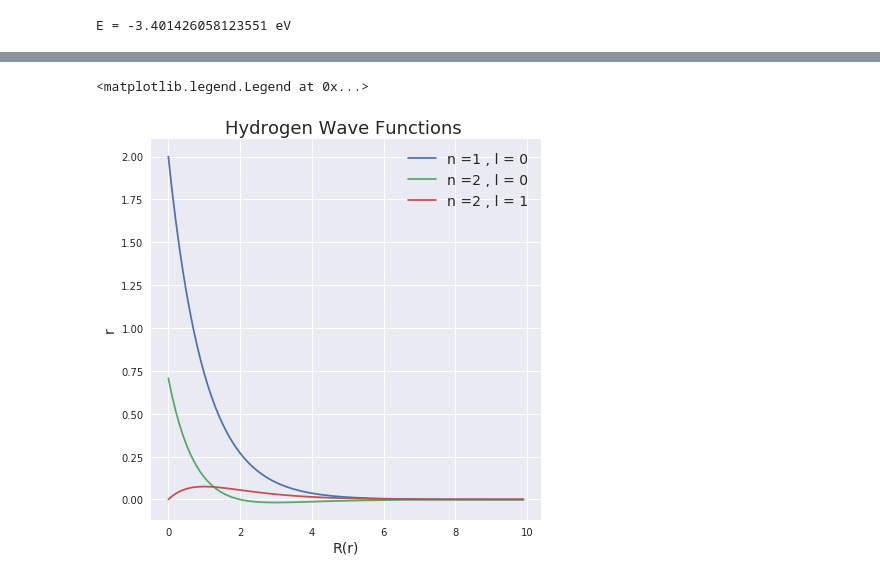
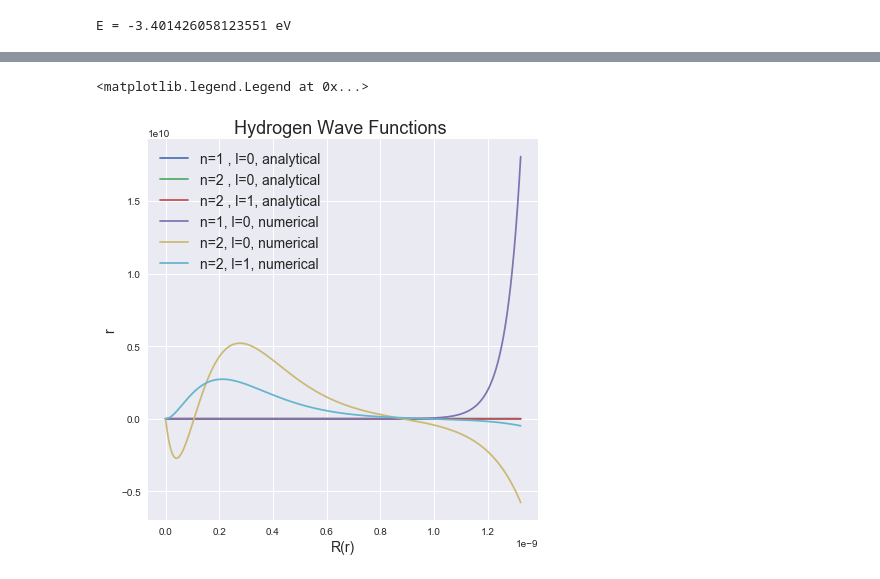
Before and after one commit to andrewkhardy/PHY-407, a Jupyter notebook: Lab07_Q2.ipynb, the cells around one changed output, grey strips where cells are left out. Cells and saved outputs as stored; diff of their text form; code cells hidden in the pictures.

Commit message:
numerical solution and plots

```diff
--- a/Lab07_Q2.ipynb
+++ b/Lab07_Q2.ipynb
@@ -59,9 +62,10 @@ n = 2.0
 l = 0.0
 E1 = -15*e/n**2 #bracket energies
 E2 = -13*e/n**2
-R2 = solve(E1,l)
+R2, Rpoints_2, xpoints_2 = solve(E1,l)
 while abs(E1-E2)>target:
-    R1,R2 = R2,solve(E2,l)
+    R1 = R2
+    R2, Rpoints_2, xpoints_2 = solve(E2,l)
     E1,E2 = E2,E2-R2*(E2-E1)/(R2-R1)
 print("E =",E2/e,"eV")
 # %% [output]
@@ -72,9 +76,10 @@ n = 2.0
 l = 1.0
 E1 = -15*e/n**2 #bracket energies
 E2 = -13*e/n**2
-R2 = solve(E1,l)
+R2, Rpoints_3, xpoints_3 = solve(E1,l)
 while abs(E1-E2)>target:
-    R1,R2 = R2,solve(E2,l)
+    R1 = R2
+    R2, Rpoints_3, xpoints_3 = solve(E2,l)
     E1,E2 = E2,E2-R2*(E2-E1)/(R2-R1)
 print("E =",E2/e,"eV")
 # %% [output]
@@ -85,0 +87,23 @@ E = -3.401426058123551 eV
+# %%
+# Part C
+# Integration
+# you can use scigrate.simps, I asked the TA
+from scipy.integrate import simps
+norm_1 = simps(Rpoints_1, xpoints_1)
+norm_2 = simps(Rpoints_2, xpoints_2)
+norm_3 = simps(Rpoints_3, xpoints_3)
+
+#normalize
+Rpoints_1 = Rpoints_1/norm_1
+Rpoints_2 = Rpoints_2/norm_2
+Rpoints_3 = Rpoints_3/norm_3
+
+#plots
+plt.figure(figsize =(7,7))
+plt.plot(xpoints_1,Rpoints_1, label = 'n =1 , l = 0')
+plt.plot(xpoints_2, Rpoints_2,  label = 'n =2 , l = 0' )
+plt.plot(xpoints_3, Rpoints_3 ,  label = 'n =2 , l = 1')
+plt.title( 'Hydrogen Wave Functions ', fontsize = '18')
+plt.xlabel('R(r)', fontsize = '14')
+plt.ylabel('r', fontsize = '14')
+plt.legend(fontsize = '14')
@@ -86,7 +113,7 @@ E = -3.401426058123551 eV
 # %%
 # Part D
 a = 1
-r = np.arange(0,10, .1)
+r = xpoints_1
 # Analytic Solution for n = 1 , l = 0
 pos_1_0 = 2/a **(3/2) * np.exp(-r/a)
 #Analytic Solution for n = 2, l = 0
@@ -95,13 +122,16 @@ pos_2_0 = 1/(2*np.sqrt(2))* a ** (3/2)*(2-r/a)* np.exp(-r/a)
 pos_2_1 = 1/(2*np.sqrt(6))* a ** (3/2)*(r/a)* np.exp(-r/a)
 # %%
 plt.figure(figsize =(7,7))
-plt.plot(r,pos_1_0 , label = 'n =1 , l = 0')
-plt.plot(r, pos_2_0 ,  label = 'n =2 , l = 0' )
-plt.plot(r, pos_2_1 ,  label = 'n =2 , l = 1')
+plt.plot(r,pos_1_0 , label = 'n=1 , l=0, analytical')
+plt.plot(r, pos_2_0 ,  label = 'n=2 , l=0, analytical' )
+plt.plot(r, pos_2_1 ,  label = 'n=2 , l=1, analytical')
+plt.plot(r, Rpoints_1, label = 'n=1, l=0, numerical')
+plt.plot(r, Rpoints_2, label = 'n=2, l=0, numerical')
+plt.plot(r, Rpoints_3, label = 'n=2, l=1, numerical')
 plt.title( 'Hydrogen Wave Functions ', fontsize = '18')
 plt.xlabel('R(r)', fontsize = '14')
 plt.ylabel('r', fontsize = '14')
 plt.legend(fontsize = '14')
 # %% [output]
 <matplotlib.legend.Legend at 0x...>
-[figure, old version]
+[figure, new version]
```
Also changed, not shown: parts of 5 cells of this notebook.
